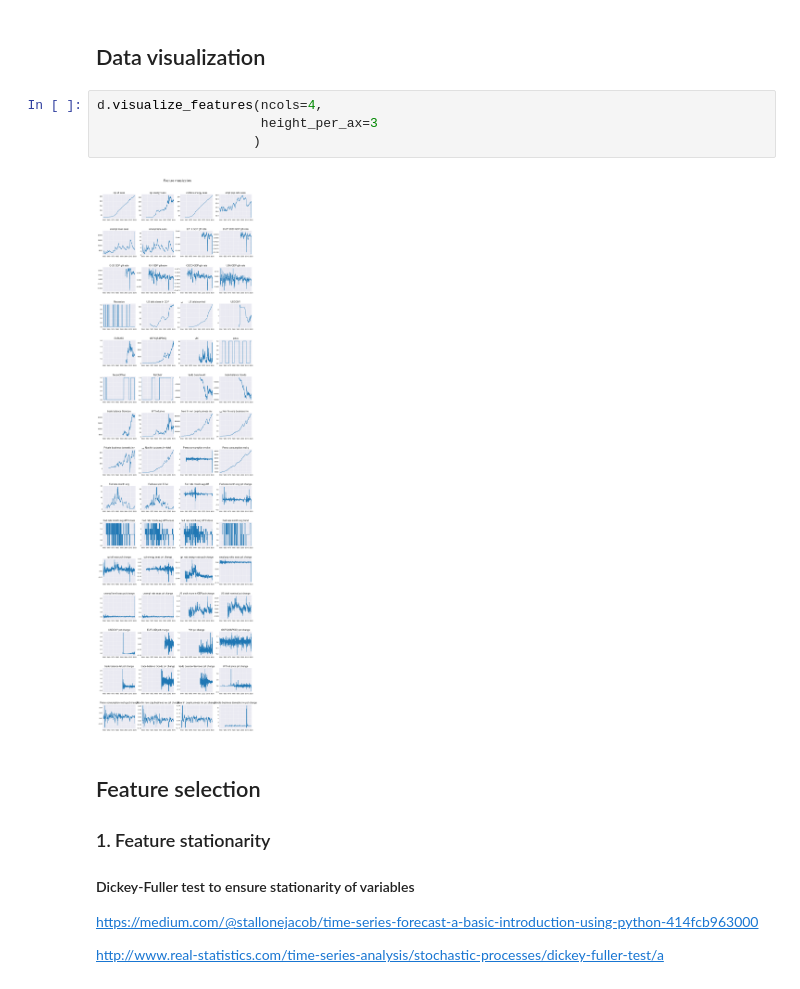
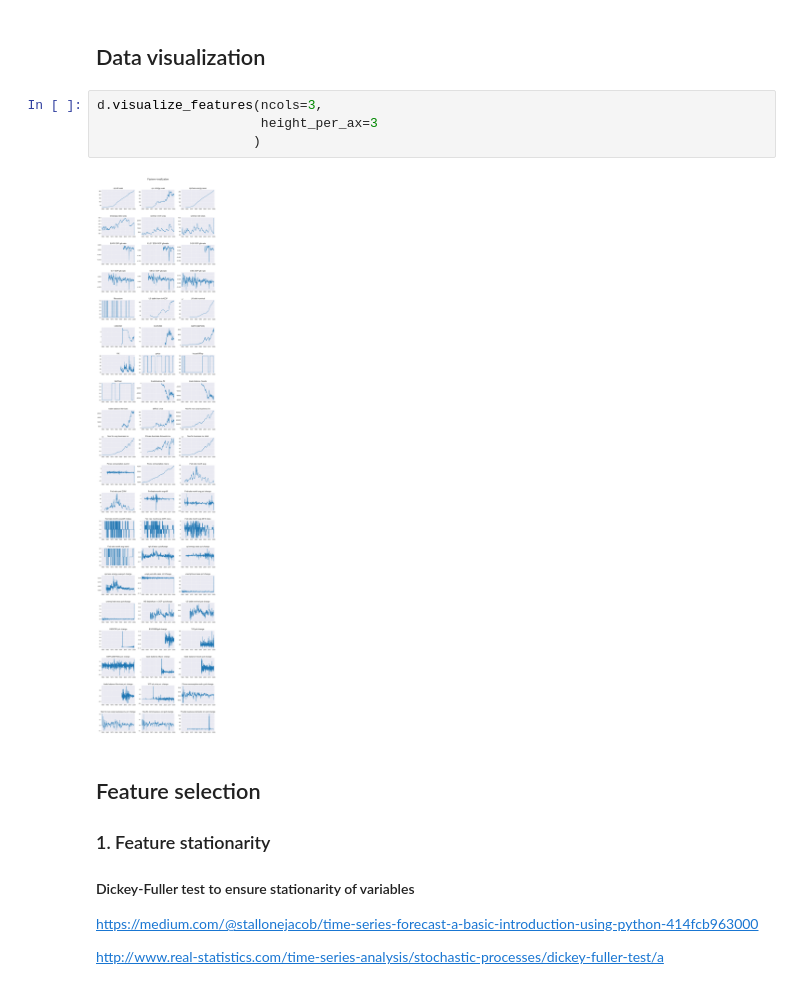
Before and after one commit to julesbertrand/Fed-repo-rate-forecasts, a Jupyter notebook: Feature_engineering.ipynb, the cells around one changed output. Drawn from its saved outputs; the diff is of its cells as text.

```diff
--- a/Feature_engineering.ipynb
+++ b/Feature_engineering.ipynb
@@ -47,11 +55,11 @@ features_info = open_file("./config/features_info.yaml")
 # %% [markdown]
 ## Data visualization
 # %%
-d.visualize_features(ncols=4,
+d.visualize_features(ncols=3,
                      height_per_ax=3
                     )
 # %% [output]
-[figure, old version]
+[figure, new version]
 # %% [markdown]
 ## Feature selection
 
```
Also changed, not shown: parts of 15 cells of this notebook, 1 other file.
